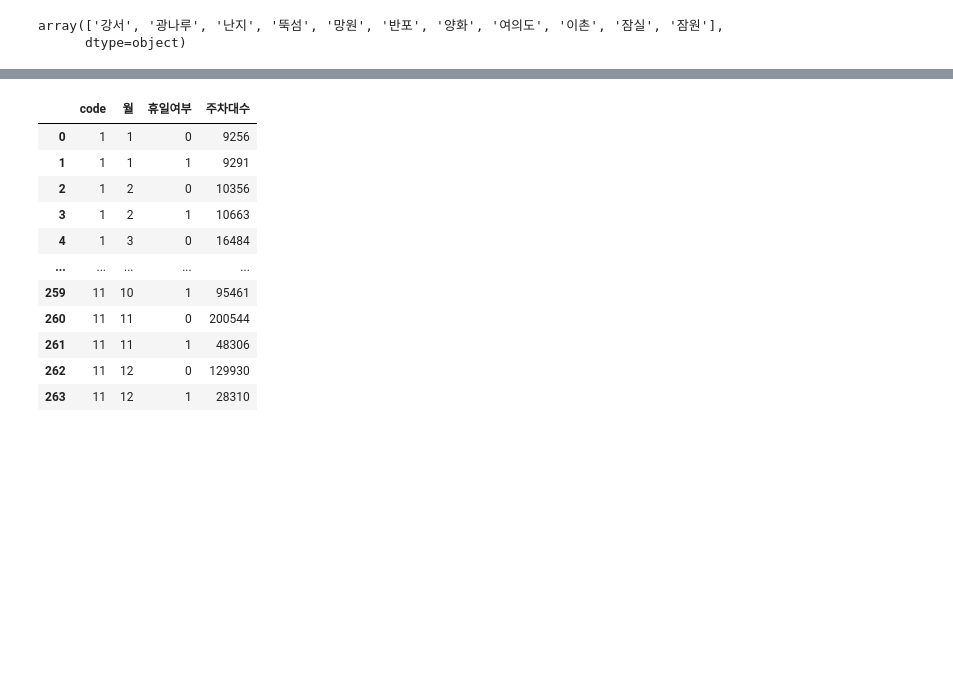
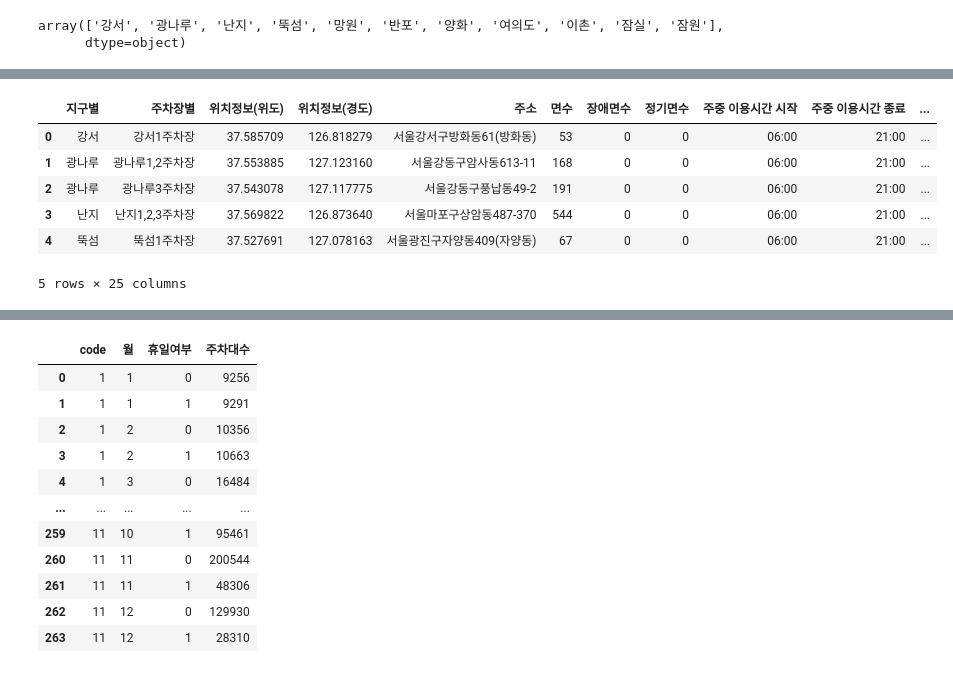
Before and after one commit to terryhyuk/HanGang_Mate, a Jupyter notebook: Python/DataAnalysis/seob/workspace.ipynb, the cells around one changed output, grey strips where cells are left out. Cells and saved outputs as stored; diff of their text form; code cells hidden in the pictures; blank space fills up the shorter version.

```diff
--- a/Python/DataAnalysis/seob/workspace.ipynb
+++ b/Python/DataAnalysis/seob/workspace.ipynb
@@ -338,0 +243,10 @@ array(['강서', '광나루', '난지', '뚝섬', '망원', '반포', '양화',
+# %%
+park_info.head()
+# %% [output]
+|  | 지구별 | 주차장별 | 위치정보(위도) | 위치정보(경도) | 주소 | 면수 | 장애면수 | 정기면수 | 주중 이용시간 시작 | 주중 이용시간 종료 | ... |
+| 0 | 강서 | 강서1주차장 | 37.585709 | 126.818279 | 서울강서구방화동61(방화동) | 53 | 0 | 0 | 06:00 | 21:00 | ... |
+| 1 | 광나루 | 광나루1,2주차장 | 37.553885 | 127.123160 | 서울강동구암사동613-11 | 168 | 0 | 0 | 06:00 | 21:00 | ... |
+| 2 | 광나루 | 광나루3주차장 | 37.543078 | 127.117775 | 서울강동구풍납동49-2 | 191 | 0 | 0 | 06:00 | 21:00 | ... |
+| 3 | 난지 | 난지1,2,3주차장 | 37.569822 | 126.873640 | 서울마포구상암동487-370 | 544 | 0 | 0 | 06:00 | 21:00 | ... |
+| 4 | 뚝섬 | 뚝섬1주차장 | 37.527691 | 127.078163 | 서울광진구자양동409(자양동) | 67 | 0 | 0 | 06:00 | 21:00 | ... |
+5 rows × 25 columns
```
Also changed, not shown: parts of 32 cells of this notebook.
